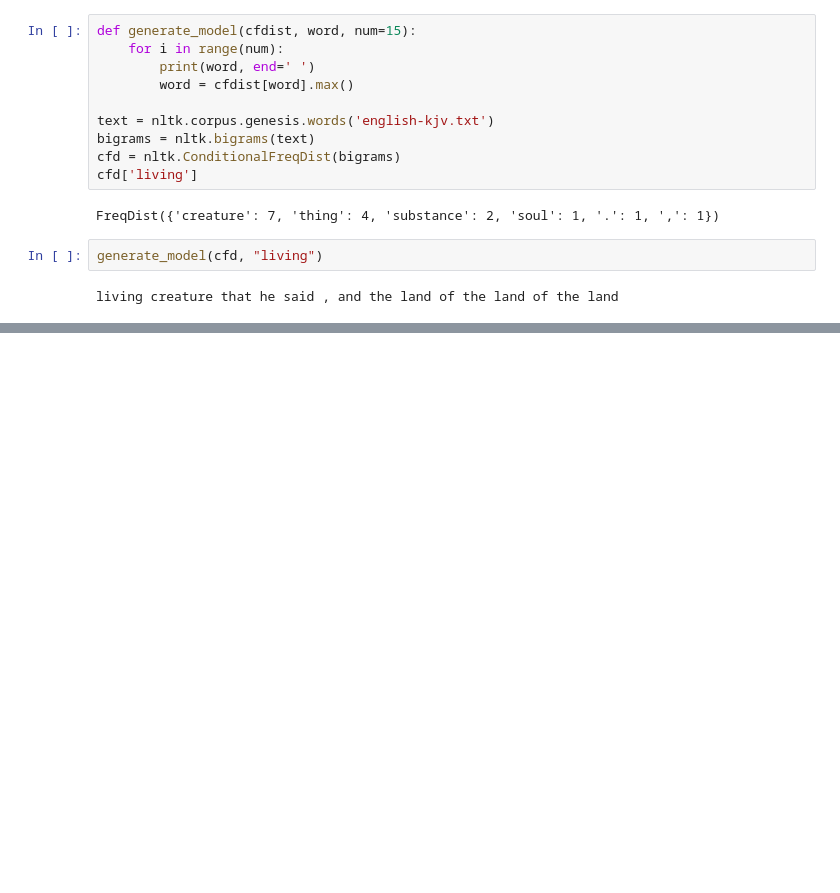
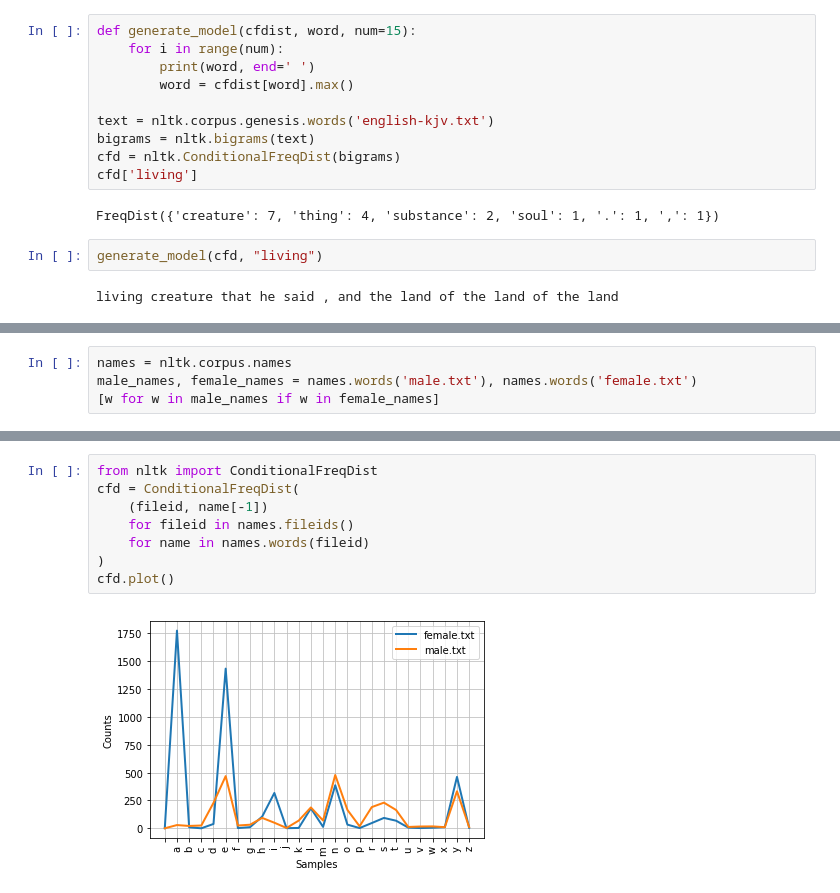
Before and after one commit to metinsenturk/review-analysis, a Jupyter notebook: notebooks/eda/ntlk_ch02.ipynb, the cells around one changed output, grey strips where cells are left out. Drawn from its saved outputs; the diff is of its cells as text; blank space fills up the shorter version.

```diff
--- a/notebooks/eda/ntlk_ch02.ipynb
+++ b/notebooks/eda/ntlk_ch02.ipynb
@@ -328,0 +439,4 @@ living creature that he said , and the land of the land of the land
+# %%
+names = nltk.corpus.names
+male_names, female_names = names.words('male.txt'), names.words('female.txt')
+[w for w in male_names if w in female_names]
@@ -328,0 +461,10 @@ living creature that he said , and the land of the land of the land
+# %%
+from nltk import ConditionalFreqDist
+cfd = ConditionalFreqDist(
+    (fileid, name[-1])
+    for fileid in names.fileids()
+    for name in names.words(fileid)
+)
+cfd.plot()
+# %% [output]
+[figure, added]
```
Also changed, not shown: parts of 37 cells of this notebook, 6 other files.
